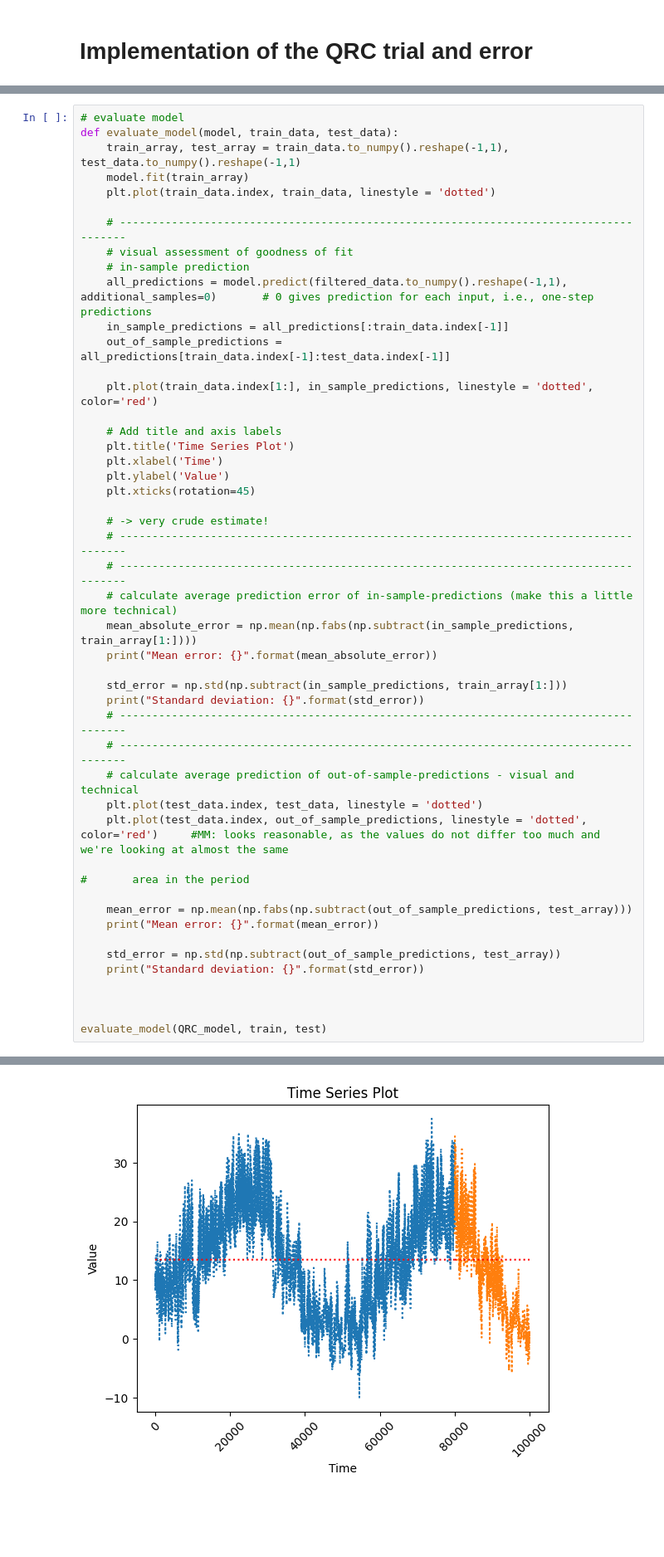
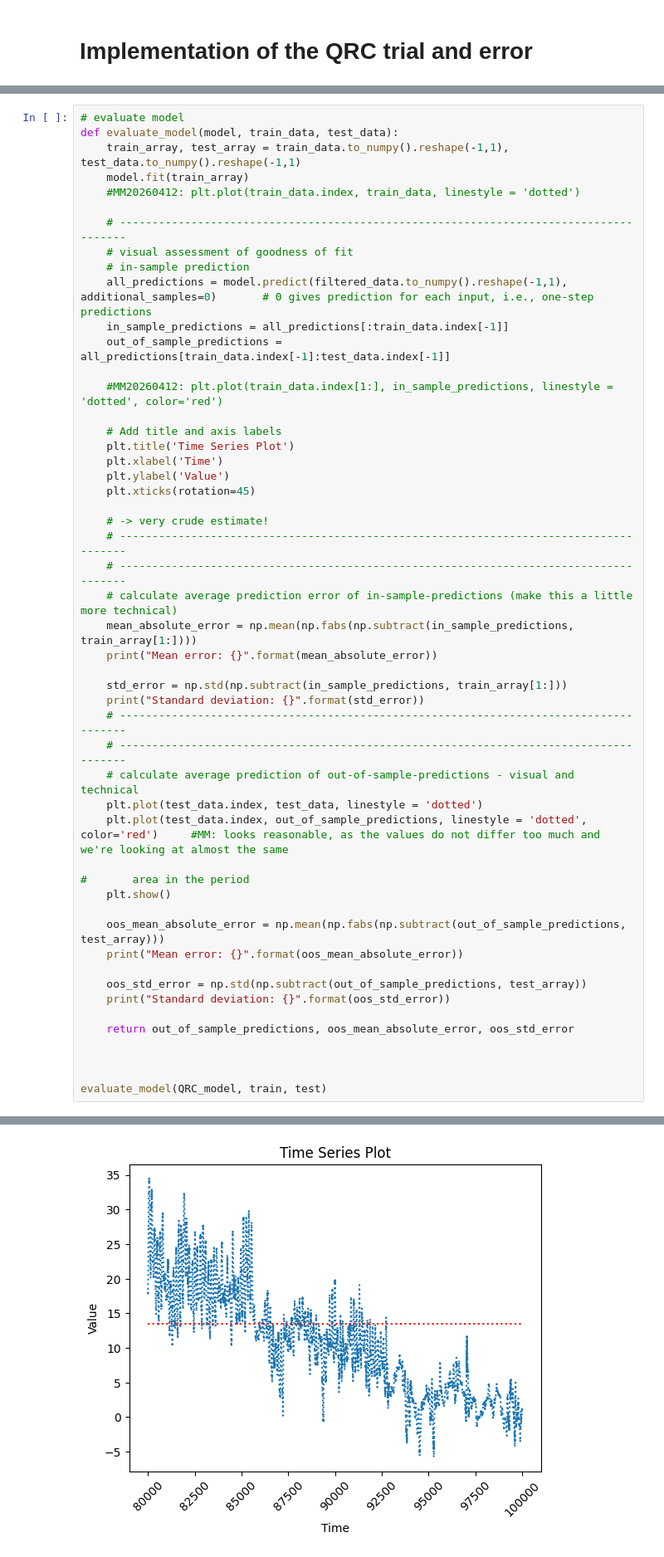
Before and after one commit to MorenoMarrara/MasterThesisProject-HCW-QuantumReservoirComputing, a Jupyter notebook: notebooks/QRC-simulation.ipynb, the cells around one changed output, grey strips where cells are left out. Shown at 83% size. Saved outputs shown, nothing was run; the diff lists cells and outputs as text; blank space fills up the shorter version.

```diff
--- a/notebooks/QRC-simulation.ipynb
+++ b/notebooks/QRC-simulation.ipynb
@@ -136,7 +136,7 @@ QRC_model = RCModel(reservoir=my_reservoir,
 def evaluate_model(model, train_data, test_data):
     train_array, test_array = train_data.to_numpy().reshape(-1,1), test_data.to_numpy().reshape(-1,1)
     model.fit(train_array)
-    plt.plot(train_data.index, train_data, linestyle = 'dotted')
+    #MM20260412: plt.plot(train_data.index, train_data, linestyle = 'dotted')
 
     # --------------------------------------------------------------------------------------
     # visual assessment of goodness of fit
@@ -145,7 +145,7 @@ def evaluate_model(model, train_data, test_data):
     in_sample_predictions = all_predictions[:train_data.index[-1]]
     out_of_sample_predictions = all_predictions[train_data.index[-1]:test_data.index[-1]]
 
-    plt.plot(train_data.index[1:], in_sample_predictions, linestyle = 'dotted', color='red')
+    #MM20260412: plt.plot(train_data.index[1:], in_sample_predictions, linestyle = 'dotted', color='red')
 
     # Add title and axis labels
     plt.title('Time Series Plot')
@@ -168,12 +168,15 @@ def evaluate_model(model, train_data, test_data):
     plt.plot(test_data.index, test_data, linestyle = 'dotted')
     plt.plot(test_data.index, out_of_sample_predictions, linestyle = 'dotted', color='red')     #MM: looks reasonable, as the values do not differ too much and we're looking at almost the same
                                                                                                 #       area in the period
+    plt.show()
 
-    mean_error = np.mean(np.fabs(np.subtract(out_of_sample_predictions, test_array)))
-    print("Mean error: {}".format(mean_error))
+    oos_mean_absolute_error = np.mean(np.fabs(np.subtract(out_of_sample_predictions, test_array)))
+    print("Mean error: {}".format(oos_mean_absolute_error))
 
-    std_error = np.std(np.subtract(out_of_sample_predictions, test_array))
-    print("Standard deviation: {}".format(std_error))
+    oos_std_error = np.std(np.subtract(out_of_sample_predictions, test_array))
+    print("Standard deviation: {}".format(oos_std_error))
+
+    return out_of_sample_predictions, oos_mean_absolute_error, oos_std_error
 
 
 
@@ -199 +187 @@ Standard deviation: 7.7127060021742695
-[figure, old version]
+[figure, new version]
```
Also changed, not shown: parts of 9 cells of this notebook.
